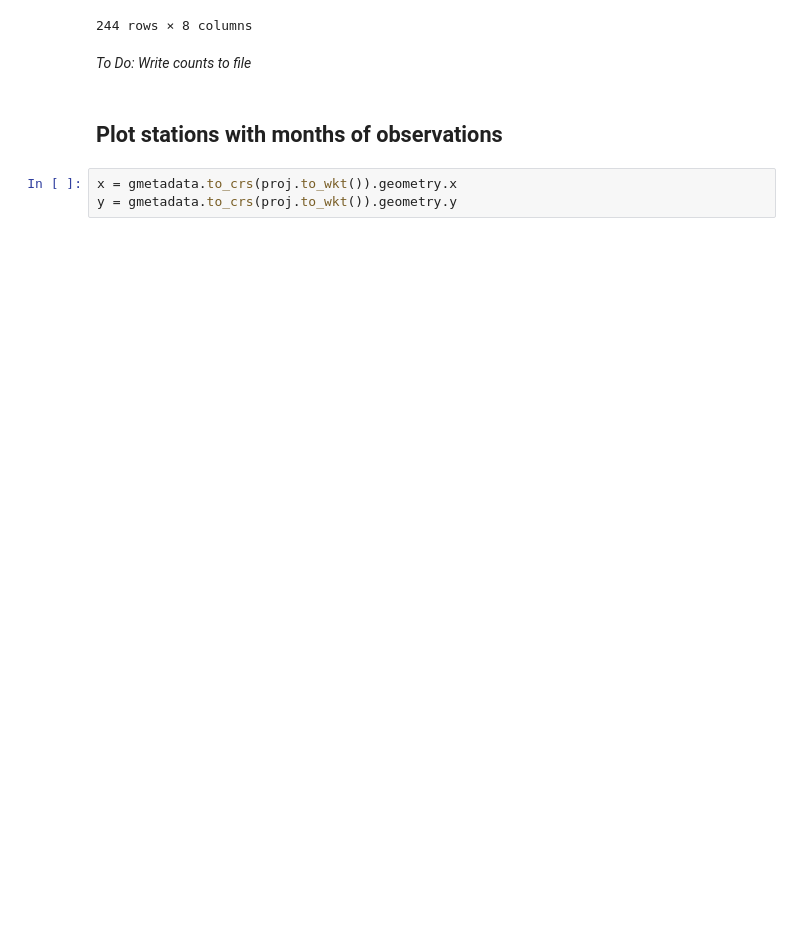
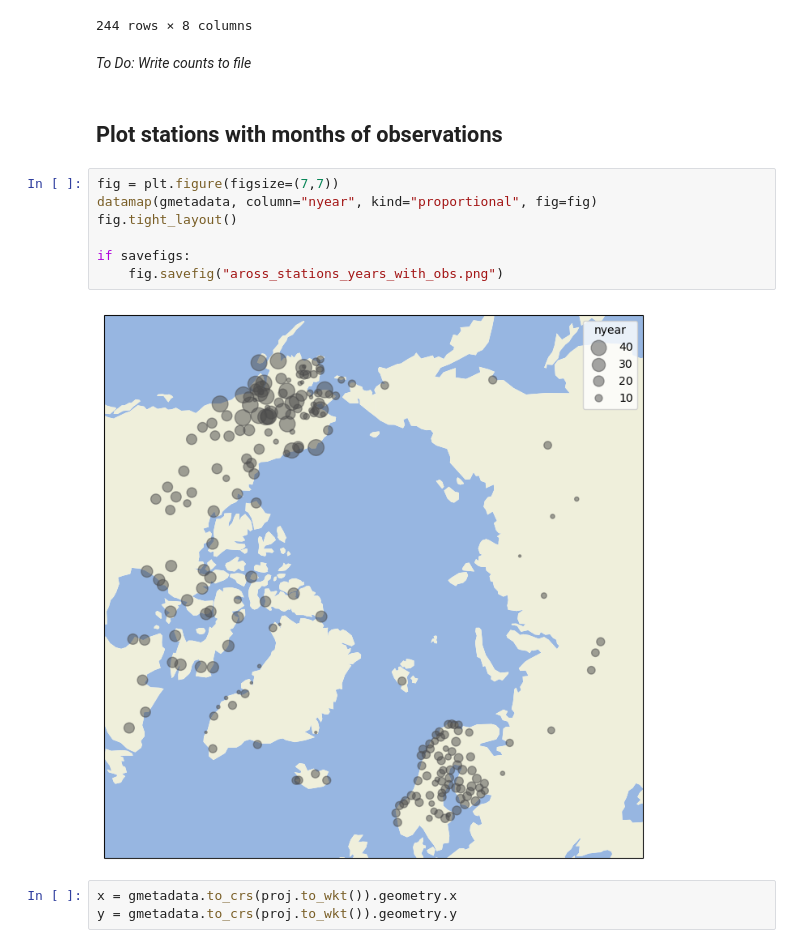
Before and after one commit to andypbarrett/rain_on_snow_climatology_paper, a Jupyter notebook: notebooks/liquid_precipitation_event_fraction.ipynb, the cells around one changed output. Saved outputs shown, nothing was run; the diff lists cells and outputs as text; blank space fills up the shorter version.

```diff
--- a/notebooks/liquid_precipitation_event_fraction.ipynb
+++ b/notebooks/liquid_precipitation_event_fraction.ipynb
@@ -178,6 +178,15 @@ gmetadata
 _To Do:  Write counts to file_
 # %% [markdown]
 ## Plot stations with months of observations
+# %%
+fig = plt.figure(figsize=(7,7))
+datamap(gmetadata, column="nyear", kind="proportional", fig=fig)
+fig.tight_layout()
+
+if savefigs:
+    fig.savefig("aross_stations_years_with_obs.png")
+# %% [output]
+[figure, added]
 # %%
 x = gmetadata.to_crs(proj.to_wkt()).geometry.x
 y = gmetadata.to_crs(proj.to_wkt()).geometry.y
```
Also changed, not shown: parts of 3 cells of this notebook, 1 other file.
